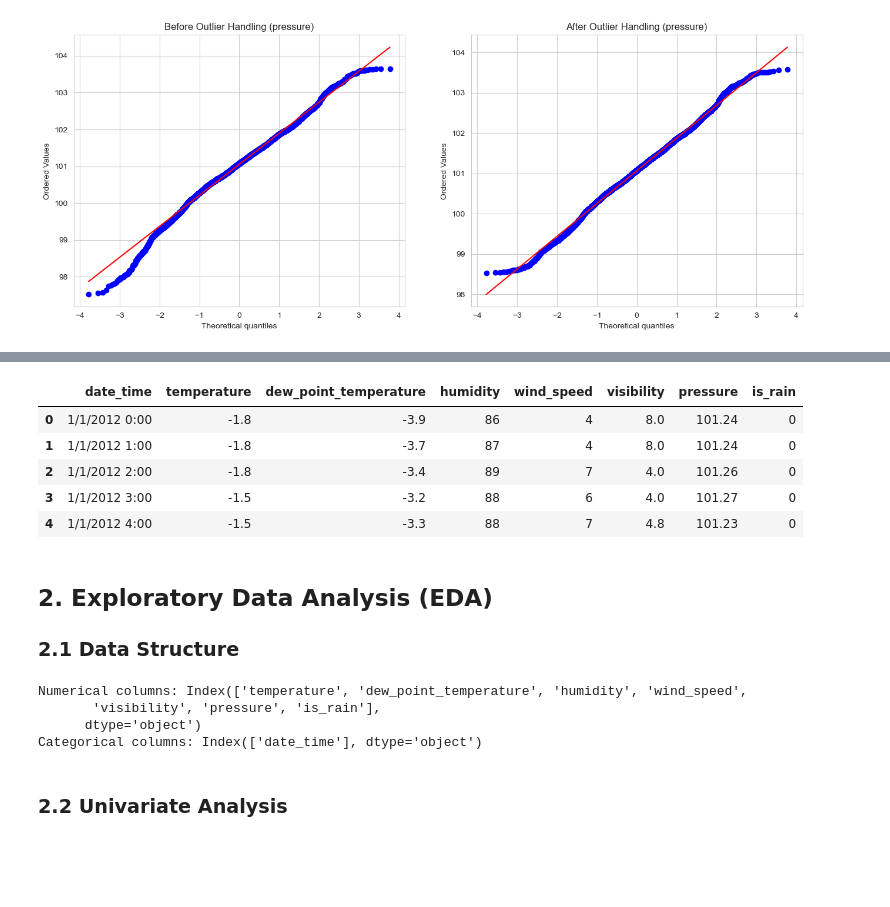
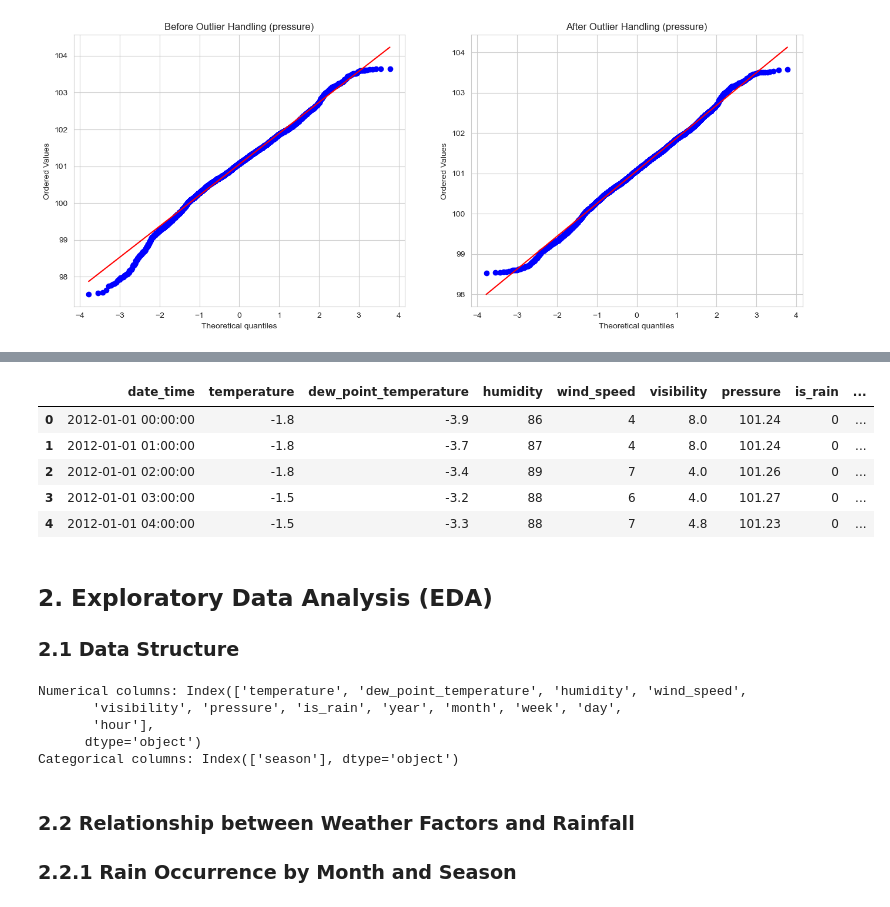
Before and after one commit to Yanyin-Chen-1156325/ST_ML_1156325, a Jupyter notebook: assignment2.ipynb, the cells around one changed output, grey strips where cells are left out. Saved outputs shown, nothing was run; the diff lists cells and outputs as text; code cells hidden in the pictures; blank space fills up the shorter version.

```diff
--- a/assignment2.ipynb
+++ b/assignment2.ipynb
@@ -357,0 +359,17 @@ Instead of applying full multi-label binarization for all weather types, we focu
+# %%
+df['weather_multi'] = df['weather'].str.split(',')
+
+rain_keywords = ['Rain', 'Rain Showers', 'Drizzle', 'Heavy Rain Showers', 'Moderate Rain', 'Moderate Rain Showers']
+
+df['weather_multi'] = df['weather'].str.split(',')
+
+# Create 'is_rain' feature
+df['is_rain'] = df['weather_multi'].apply(
+    lambda x: int(any(w.strip() in rain_keywords for w in x))
+)
+
+# Drop the original 'weather' and 'weather_multi' columns
+columns_to_keep = ['date_time', 'temperature', 'dew_point_temperature', 'humidity', 'wind_speed', 'visibility', 'pressure', 'is_rain']
+df = df[columns_to_keep]
+
+df.head()
@@ -358,28 +385,43 @@ Instead of applying full multi-label binarization for all weather types, we focu
 # %%
-df['weather_multi'] = df['weather'].str.split(',')
+# Ensure date_time is in datetime format
+df['date_time'] = pd.to_datetime(df['date_time'])
 
-rain_keywords = ['Rain', 'Rain Showers', 'Drizzle', 'Heavy Rain Showers', 'Moderate Rain', 'Moderate Rain Showers']
+# Extract year
+df['year'] = df['date_time'].dt.year
 
-df['weather_multi'] = df['weather'].str.split(',')
+# Extract month (1–12)
+df['month'] = df['date_time'].dt.month
 
-# Create 'is_rain' feature
-df['is_rain'] = df['weather_multi'].apply(
-    lambda x: int(any(w.strip() in rain_keywords for w in x))
-)
+# Extract season based on month
+def get_season(month):
+    if month in [12, 1, 2]:
+        return "Winter"
+    elif month in [3, 4, 5]:
+        return "Spring"
+    elif month in [6, 7, 8]:
+        return "Summer"
+    else:  # [9, 10, 11]
+        return "Autumn"
 
-# Drop the original 'weather' and 'weather_multi' columns
-columns_to_keep = ['date_time', 'temperature', 'dew_point_temperature',
-                   'humidity', 'wind_speed', 'visibility', 'pressure', 'is_rain']
-df = df[columns_to_keep]
+df['season'] = df['month'].apply(get_season)
+
+# Extract week number (ISO week, 1–52)
+df['week'] = df['date_time'].dt.isocalendar().week
+
+# Extract day of the month (1–31)
+df['day'] = df['date_time'].dt.day
+
+# Extract hour of the day (0–23)
+df['hour'] = df['date_time'].dt.hour
 
 df.head()
 # %% [output]
-|  | date_time | temperature | dew_point_temperature | humidity | wind_speed | visibility | pressure | is_rain |
-| 0 | 1/1/2012 0:00 | -1.8 | -3.9 | 86 | 4 | 8.0 | 101.24 | 0 |
-| 1 | 1/1/2012 1:00 | -1.8 | -3.7 | 87 | 4 | 8.0 | 101.24 | 0 |
-| 2 | 1/1/2012 2:00 | -1.8 | -3.4 | 89 | 7 | 4.0 | 101.26 | 0 |
-| 3 | 1/1/2012 3:00 | -1.5 | -3.2 | 88 | 6 | 4.0 | 101.27 | 0 |
-| 4 | 1/1/2012 4:00 | -1.5 | -3.3 | 88 | 7 | 4.8 | 101.23 | 0 |
+|  | date_time | temperature | dew_point_temperature | humidity | wind_speed | visibility | pressure | is_rain | ... |
+| 0 | 2012-01-01 00:00:00 | -1.8 | -3.9 | 86 | 4 | 8.0 | 101.24 | 0 | ... |
+| 1 | 2012-01-01 01:00:00 | -1.8 | -3.7 | 87 | 4 | 8.0 | 101.24 | 0 | ... |
+| 2 | 2012-01-01 02:00:00 | -1.8 | -3.4 | 89 | 7 | 4.0 | 101.26 | 0 | ... |
+| 3 | 2012-01-01 03:00:00 | -1.5 | -3.2 | 88 | 6 | 4.0 | 101.27 | 0 | ... |
+| 4 | 2012-01-01 04:00:00 | -1.5 | -3.3 | 88 | 7 | 4.8 | 101.23 | 0 | ... |
 # %% [markdown]
 ## 2. Exploratory Data Analysis (EDA)
 
@@ -394,8 +436,10 @@ print("Categorical columns:", categorical_columns)
 df_eda = df.copy()
 # %% [output]
 Numerical columns: Index(['temperature', 'dew_point_temperature', 'humidity', 'wind_speed',
-       'visibility', 'pressure', 'is_rain'],
+       'visibility', 'pressure', 'is_rain', 'year', 'month', 'week', 'day',
+       'hour'],
       dtype='object')
-Categorical columns: Index(['date_time'], dtype='object')
+Categorical columns: Index(['season'], dtype='object')
 # %% [markdown]
-### 2.2 Univariate Analysis
+### 2.2 Relationship between Weather Factors and Rainfall
+### 2.2.1 Rain Occurrence by Month and Season
```
Also changed, not shown: parts of 23 cells of this notebook.
